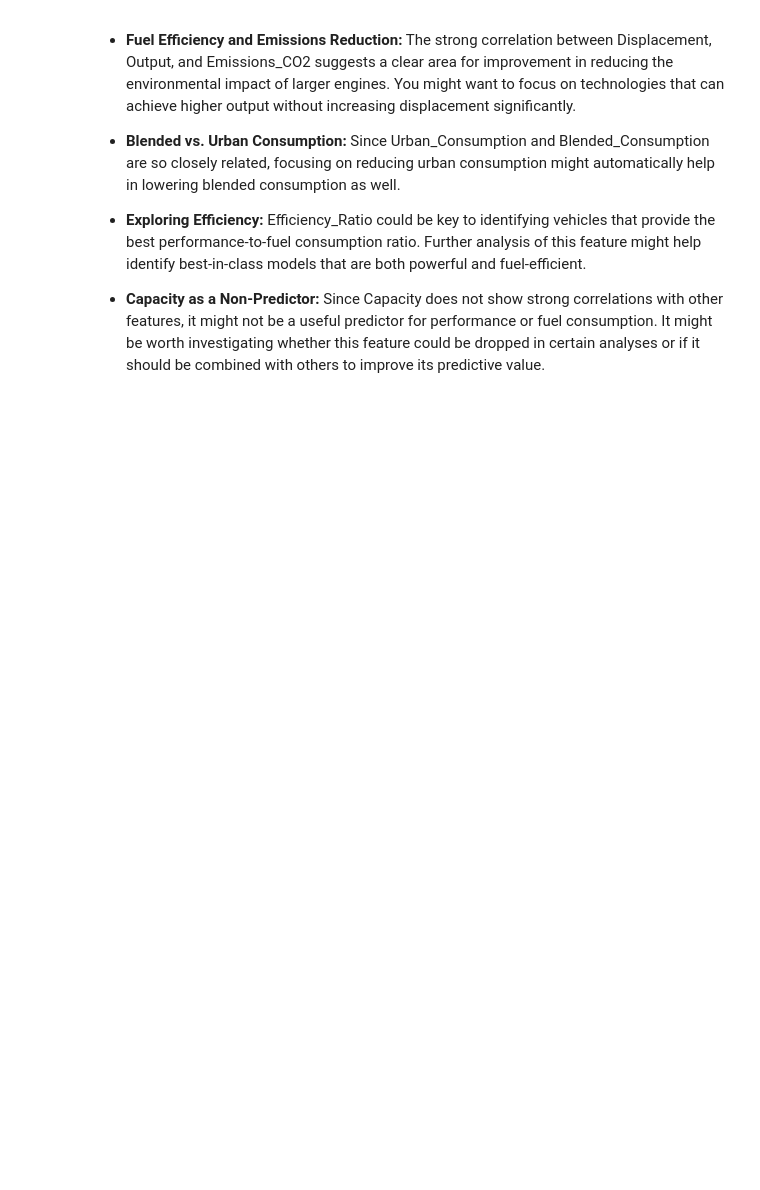
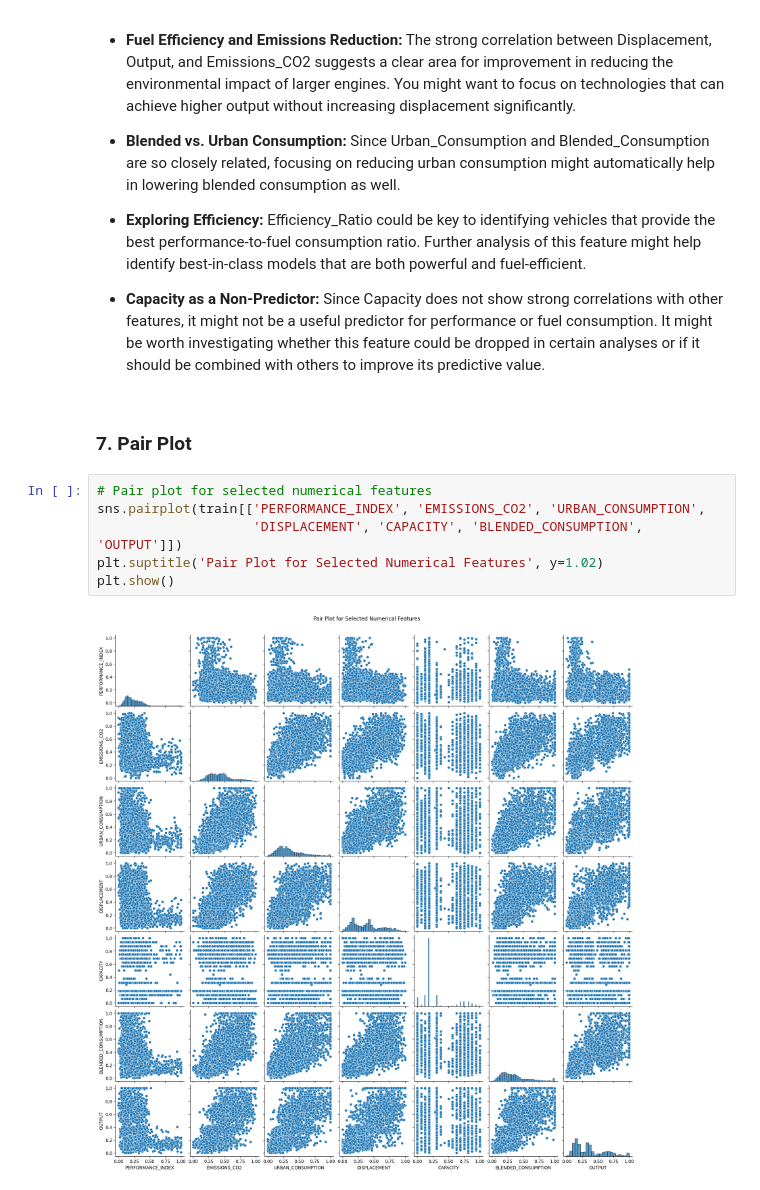
Before and after one commit to shivi13102/Vehicles_Efficiency_Rate_Prediction, a Jupyter notebook: EDA_Feature_Engineering.ipynb, the cells around one changed output. Cells and saved outputs as stored; diff of their text form; blank space fills up the shorter version.

```diff
--- a/EDA_Feature_Engineering.ipynb
+++ b/EDA_Feature_Engineering.ipynb
@@ -161,3 +170,13 @@ In summary, the heatmap provides a valuable overview of the relationships betwee
 * **Exploring Efficiency:** Efficiency_Ratio could be key to identifying vehicles that provide the best performance-to-fuel consumption ratio. Further analysis of this feature might help identify best-in-class models that are both powerful and fuel-efficient.
 
 * **Capacity as a Non-Predictor:** Since Capacity does not show strong correlations with other features, it might not be a useful predictor for performance or fuel consumption. It might be worth investigating whether this feature could be dropped in certain analyses or if it should be combined with others to improve its predictive value.
+# %% [markdown]
+### 7. Pair Plot
+# %%
+# Pair plot for selected numerical features
+sns.pairplot(train[['PERFORMANCE_INDEX', 'EMISSIONS_CO2', 'URBAN_CONSUMPTION',
+                    'DISPLACEMENT', 'CAPACITY', 'BLENDED_CONSUMPTION', 'OUTPUT']])
+plt.suptitle('Pair Plot for Selected Numerical Features', y=1.02)
+plt.show()
+# %% [output]
+[figure, added]
```
Also changed, not shown: parts of 21 cells of this notebook.
